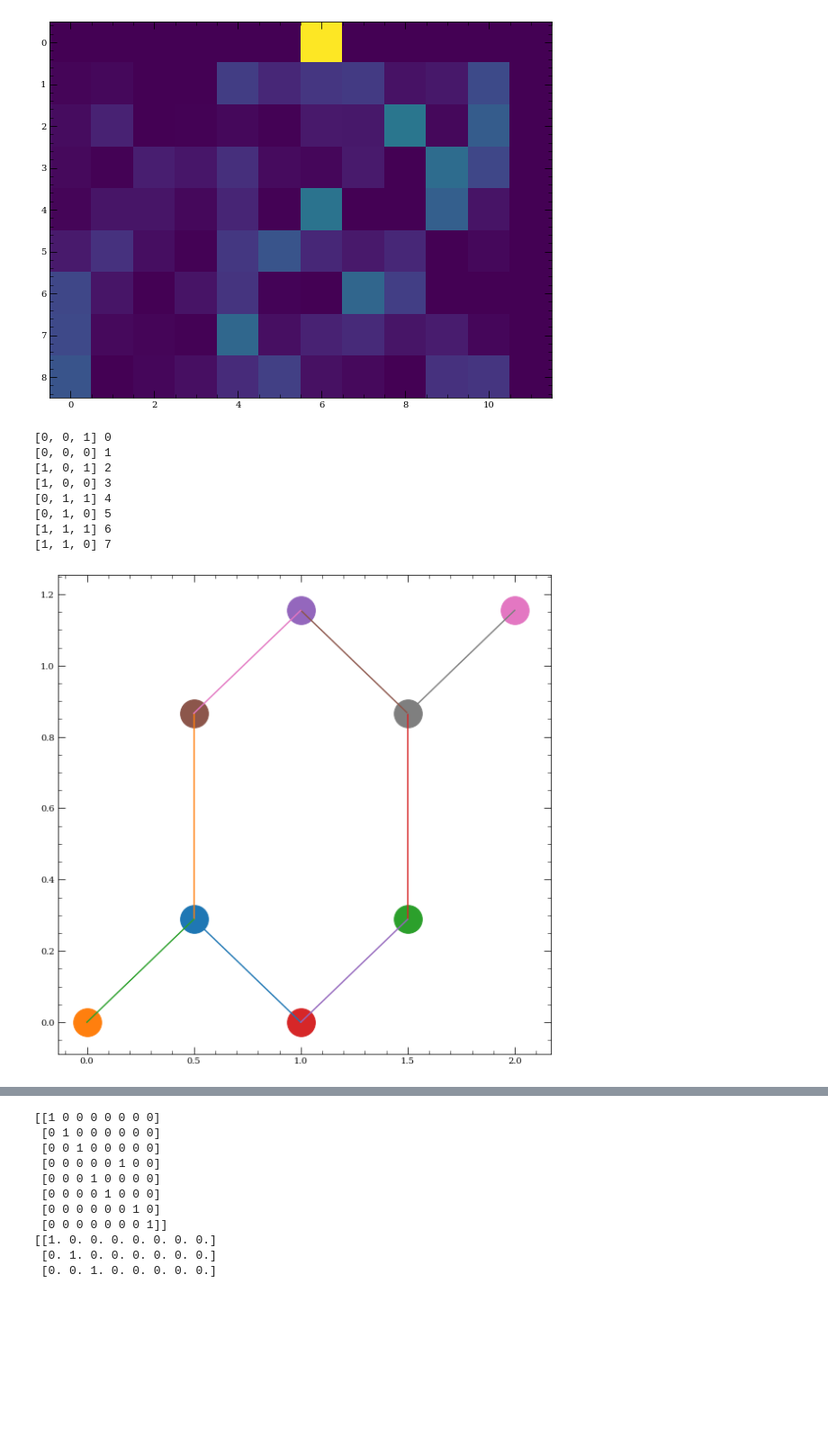
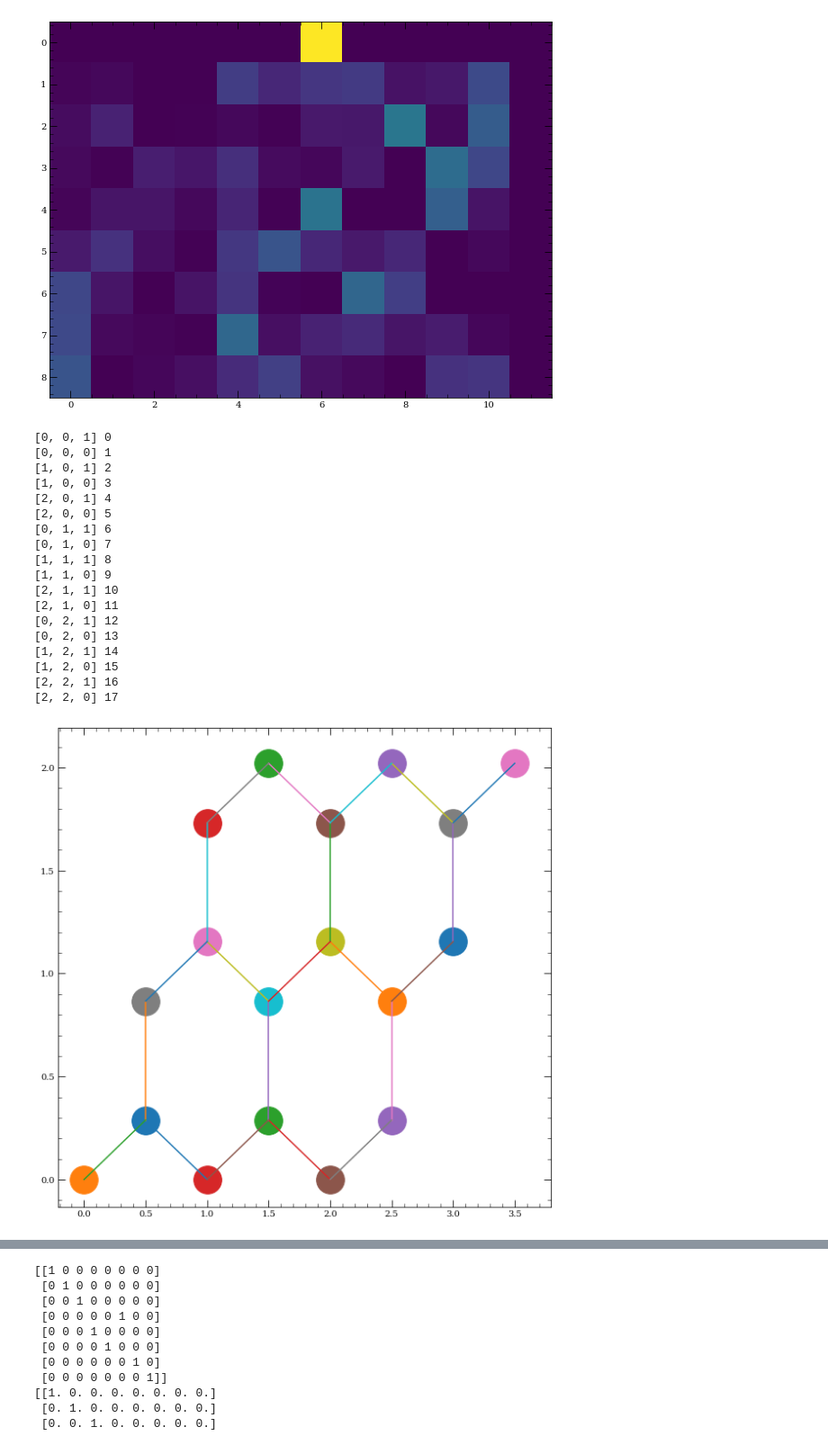
Before and after one commit to JordanK10/bernien_lab, a Jupyter notebook: Hamiltonians/Haldane_Model/hexagonal_lattice.ipynb, the cells around one changed output, grey strips where cells are left out. Shown: that part at 90% size. Cells and saved outputs as stored; diff of their text form; code cells hidden in the pictures; blank space fills up the shorter version.

```diff
--- a/Hamiltonians/Haldane_Model/hexagonal_lattice.ipynb
+++ b/Hamiltonians/Haldane_Model/hexagonal_lattice.ipynb
@@ -243,27 +250,37 @@ Solving
 WARNING: Ground state may be degenerate. Use Q.eigenstates()
 [figure]
 # %%
-n=2
+n=3
 fig = plt.figure(figsize=(10,10))
 for key,val in genAdj(n,1,1,1).items():
     if val.pairs:
         for adj in val.pairs:
             p1 = transform(adj[0])
             p2 = transform(adj[1])
             plt.plot([p1[0],p2[0]],[p1[1],p2[1]])
     print(key, val.id)
 
 
     x,y = transform(val.coord)
     plt.scatter(x,y,s=1000)
 plt.show()
 # %% [output]
 [0, 0, 1] 0
 [0, 0, 0] 1
 [1, 0, 1] 2
 [1, 0, 0] 3
-[0, 1, 1] 4
-[0, 1, 0] 5
-[1, 1, 1] 6
-[1, 1, 0] 7
+[2, 0, 1] 4
+[2, 0, 0] 5
+[0, 1, 1] 6
+[0, 1, 0] 7
+[1, 1, 1] 8
+[1, 1, 0] 9
+[2, 1, 1] 10
+[2, 1, 0] 11
+[0, 2, 1] 12
+[0, 2, 0] 13
+[1, 2, 1] 14
+[1, 2, 0] 15
+[2, 2, 1] 16
+[2, 2, 0] 17
-[figure, old version]
+[figure, new version]
```
Also changed, not shown: parts of 10 cells of this notebook.
